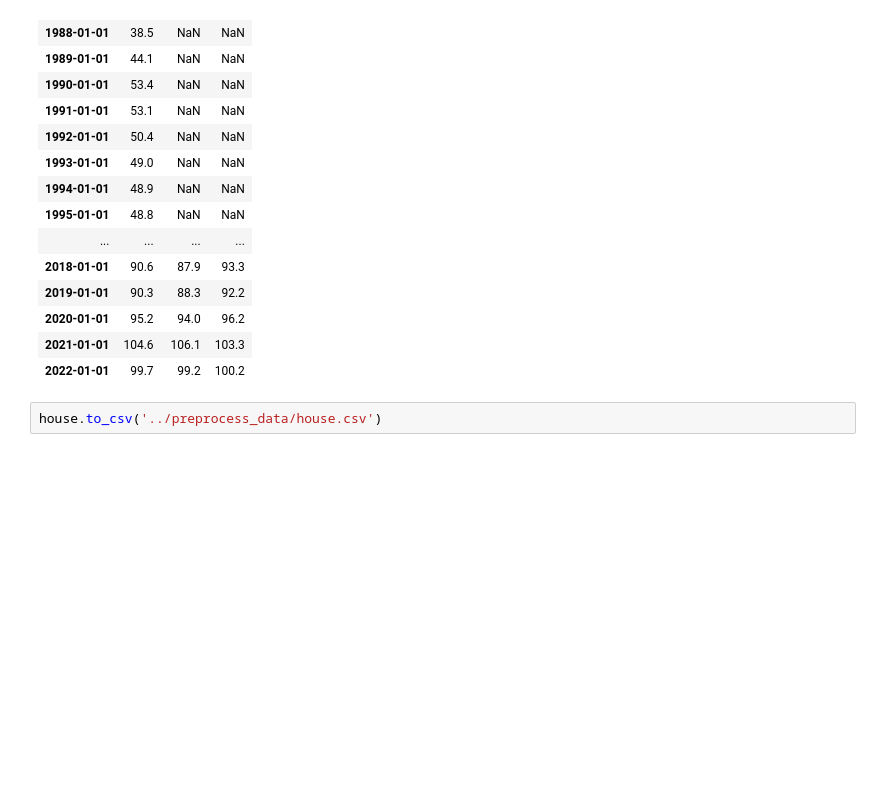
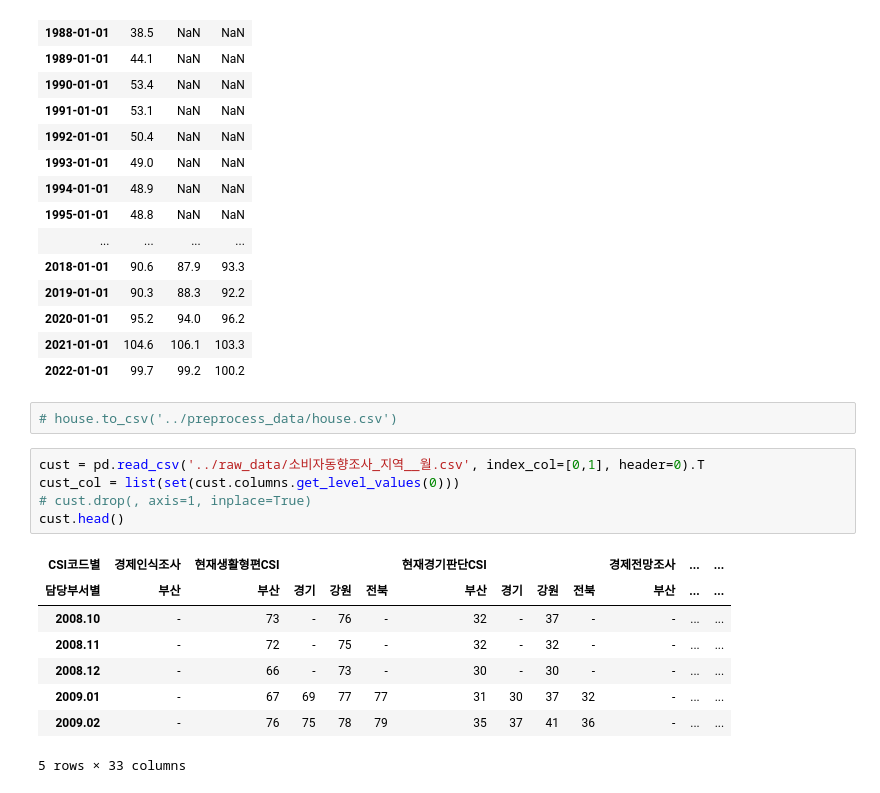
Before and after one commit to MinkyuRamen/2023KDS-HACKATHON, a Jupyter notebook: preprocessing/preprocessing.ipynb, the cells around one changed output. Saved outputs shown, nothing was run; the diff lists cells and outputs as text; blank space fills up the shorter version.

```diff
--- a/preprocessing/preprocessing.ipynb
+++ b/preprocessing/preprocessing.ipynb
@@ -39,4 +30,18 @@ house
 | 2021-01-01 | 104.6 | 106.1 | 103.3 |
 | 2022-01-01 | 99.7 | 99.2 | 100.2 |
 # %%
-house.to_csv('../preprocess_data/house.csv')
+# house.to_csv('../preprocess_data/house.csv')
+# %%
+cust = pd.read_csv('../raw_data/소비자동향조사_지역__월.csv', index_col=[0,1], header=0).T
+cust_col = list(set(cust.columns.get_level_values(0)))
+# cust.drop(, axis=1, inplace=True)
+cust.head()
+# %% [output]
+| CSI코드별 | 경제인식조사 | 현재생활형편CSI |  |  |  | 현재경기판단CSI |  |  |  | 경제전망조사 | ... | ... |
+| 담당부서별 | 부산 | 부산 | 경기 | 강원 | 전북 | 부산 | 경기 | 강원 | 전북 | 부산 | ... | ... |
+| 2008.10 | - | 73 | - | 76 | - | 32 | - | 37 | - | - | ... | ... |
+| 2008.11 | - | 72 | - | 75 | - | 32 | - | 32 | - | - | ... | ... |
+| 2008.12 | - | 66 | - | 73 | - | 30 | - | 30 | - | - | ... | ... |
+| 2009.01 | - | 67 | 69 | 77 | 77 | 31 | 30 | 37 | 32 | - | ... | ... |
+| 2009.02 | - | 76 | 75 | 78 | 79 | 35 | 37 | 41 | 36 | - | ... | ... |
+5 rows × 33 columns
```
Also changed, not shown: parts of 12 cells of this notebook, 3 other files.
